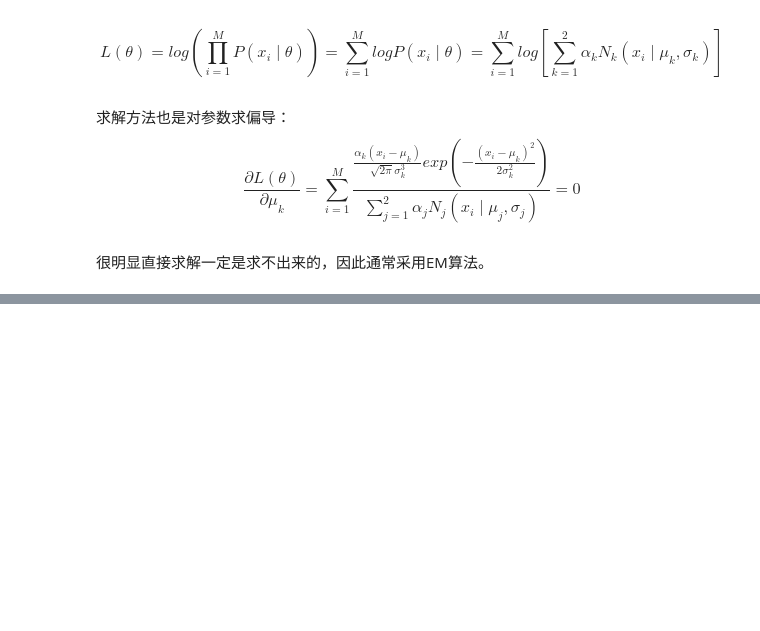
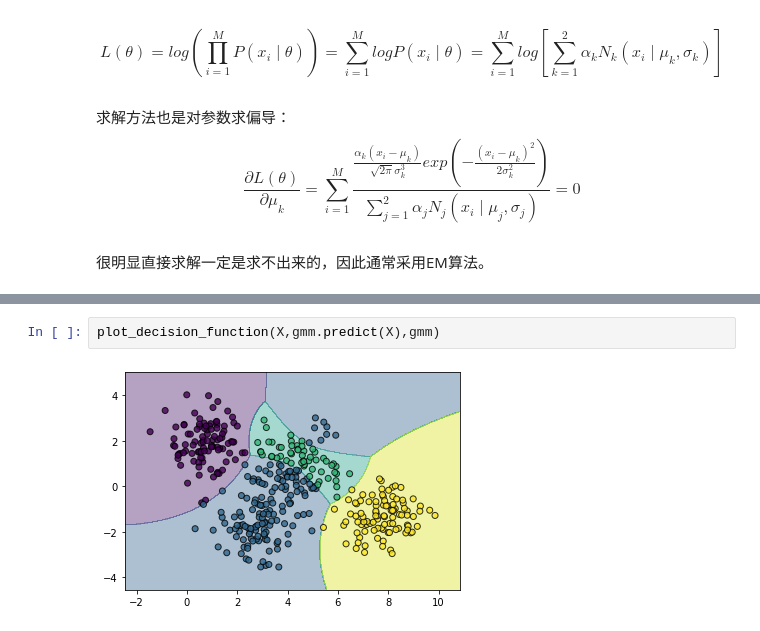
Before and after one commit to jingmengzhiyue/Common-machine-learning-algorithms, a Jupyter notebook: Python/Gaussian Mixture Model.ipynb, the cells around one changed output, grey strips where cells are left out. Drawn from its saved outputs; the diff is of its cells as text; blank space fills up the shorter version.

```diff
--- a/Python/Gaussian Mixture Model.ipynb
+++ b/Python/Gaussian Mixture Model.ipynb
@@ -118,0 +410,4 @@ $$
+# %%
+plot_decision_function(X,gmm.predict(X),gmm)
+# %% [output]
+[figure, added]
```
Also changed, not shown: parts of 39 cells of this notebook, 1 other file.
